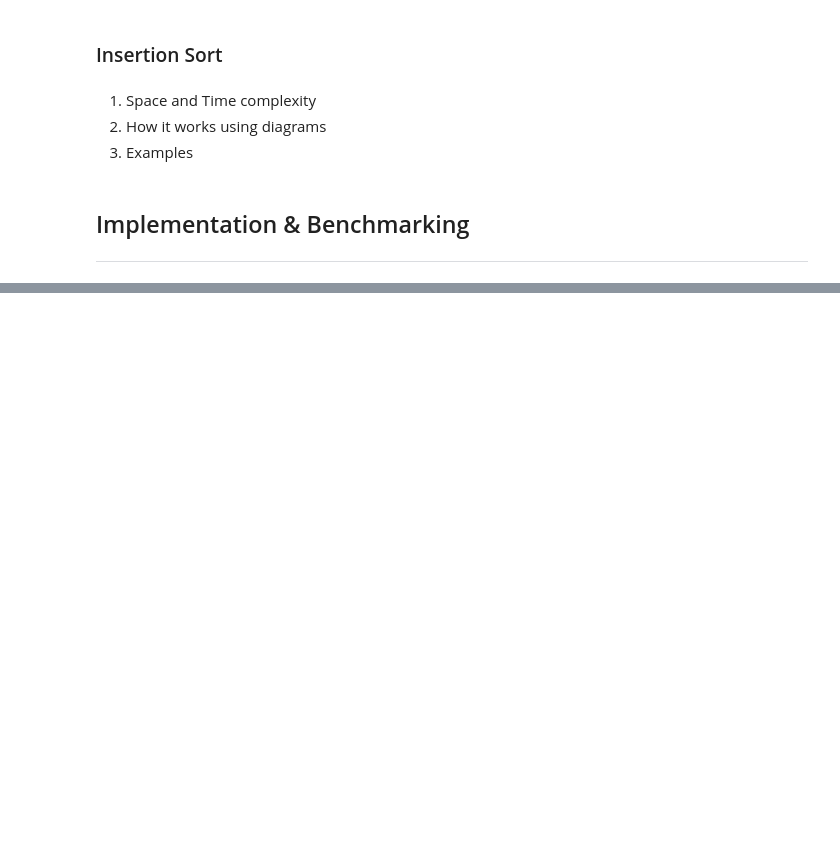
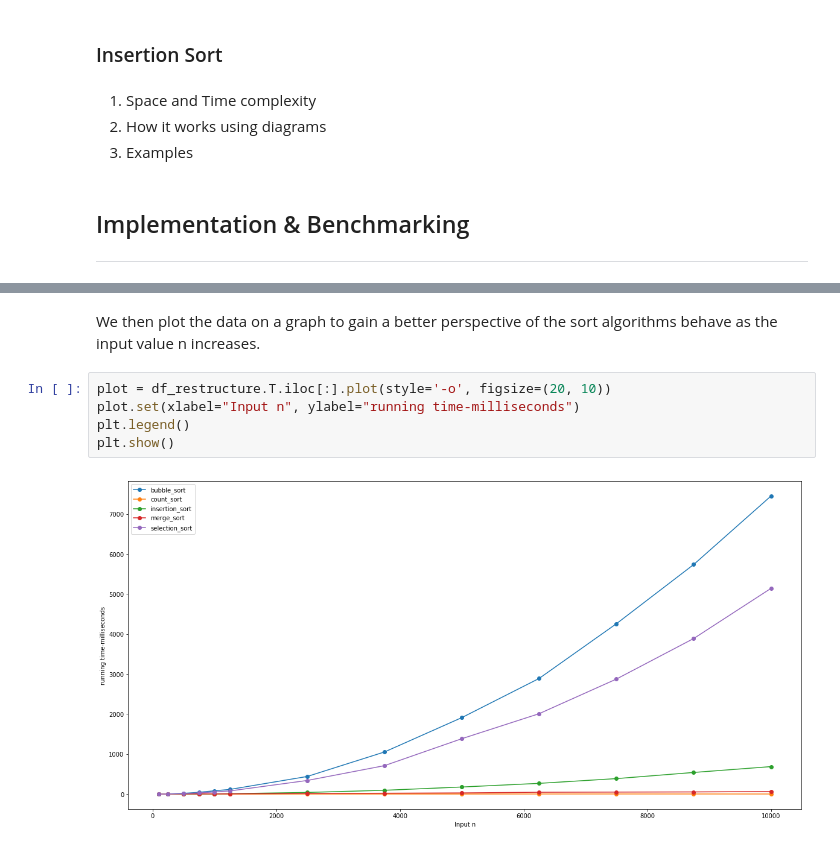
Before and after one commit to EoghanDelaney/Project-Benchmarking-Sorting-Algorithms, a Jupyter notebook: Benchmarking Sorting Algorithms.ipynb, the cells around one changed output, grey strips where cells are left out. Cells and saved outputs as stored; diff of their text form; blank space fills up the shorter version.

```diff
--- a/Benchmarking Sorting Algorithms.ipynb
+++ b/Benchmarking Sorting Algorithms.ipynb
@@ -199,0 +250,9 @@ merge_sort     27.540
+# %% [markdown]
+We then plot the data on a graph to gain a better perspective of the sort algorithms behave as the input value n increases.
+# %%
+plot = df_restructure.T.iloc[:].plot(style='-o', figsize=(20, 10))
+plot.set(xlabel="Input n", ylabel="running time-milliseconds")
+plt.legend()
+plt.show()
+# %% [output]
+[figure, added]
```
Also changed, not shown: parts of 29 cells of this notebook.
